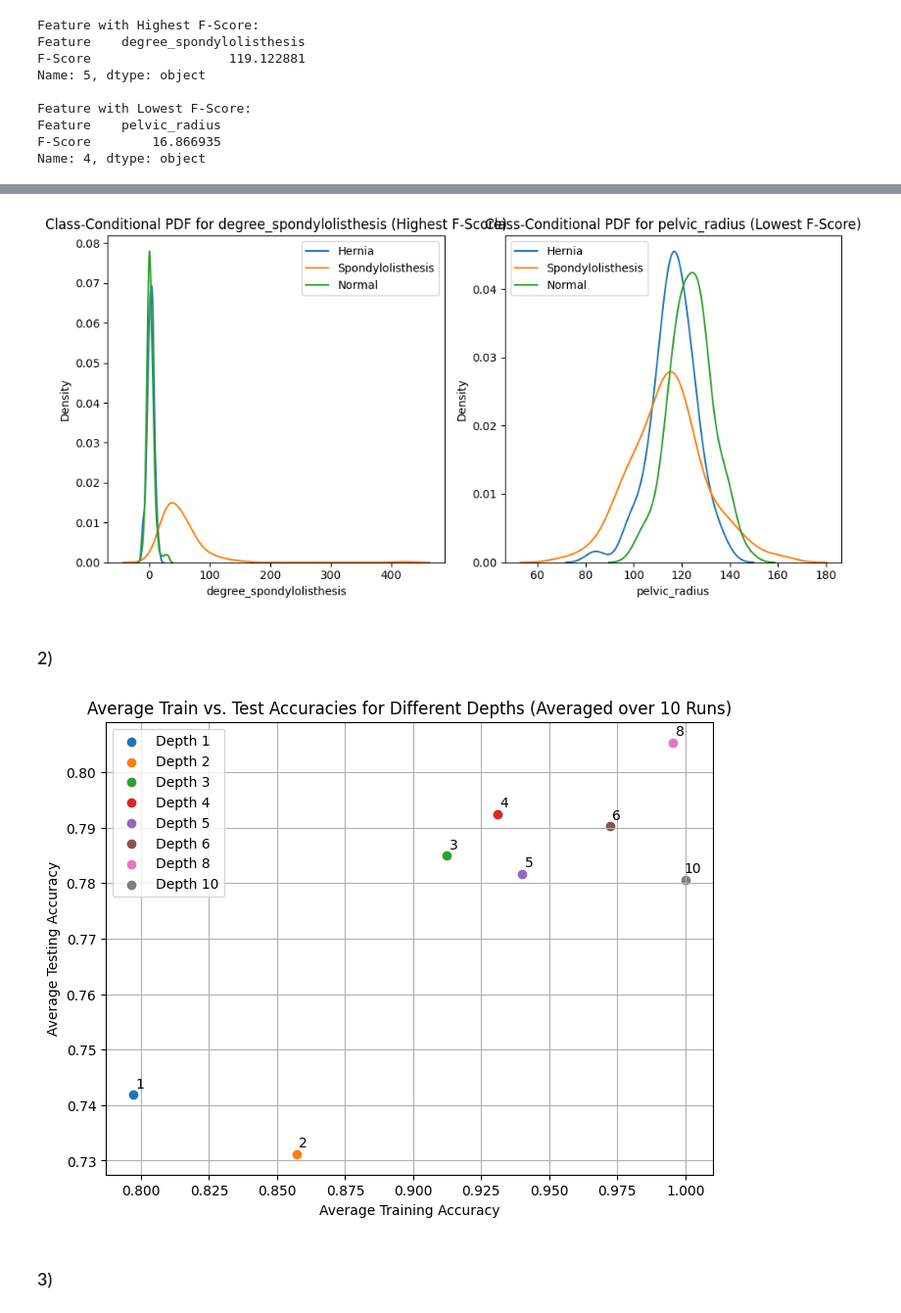
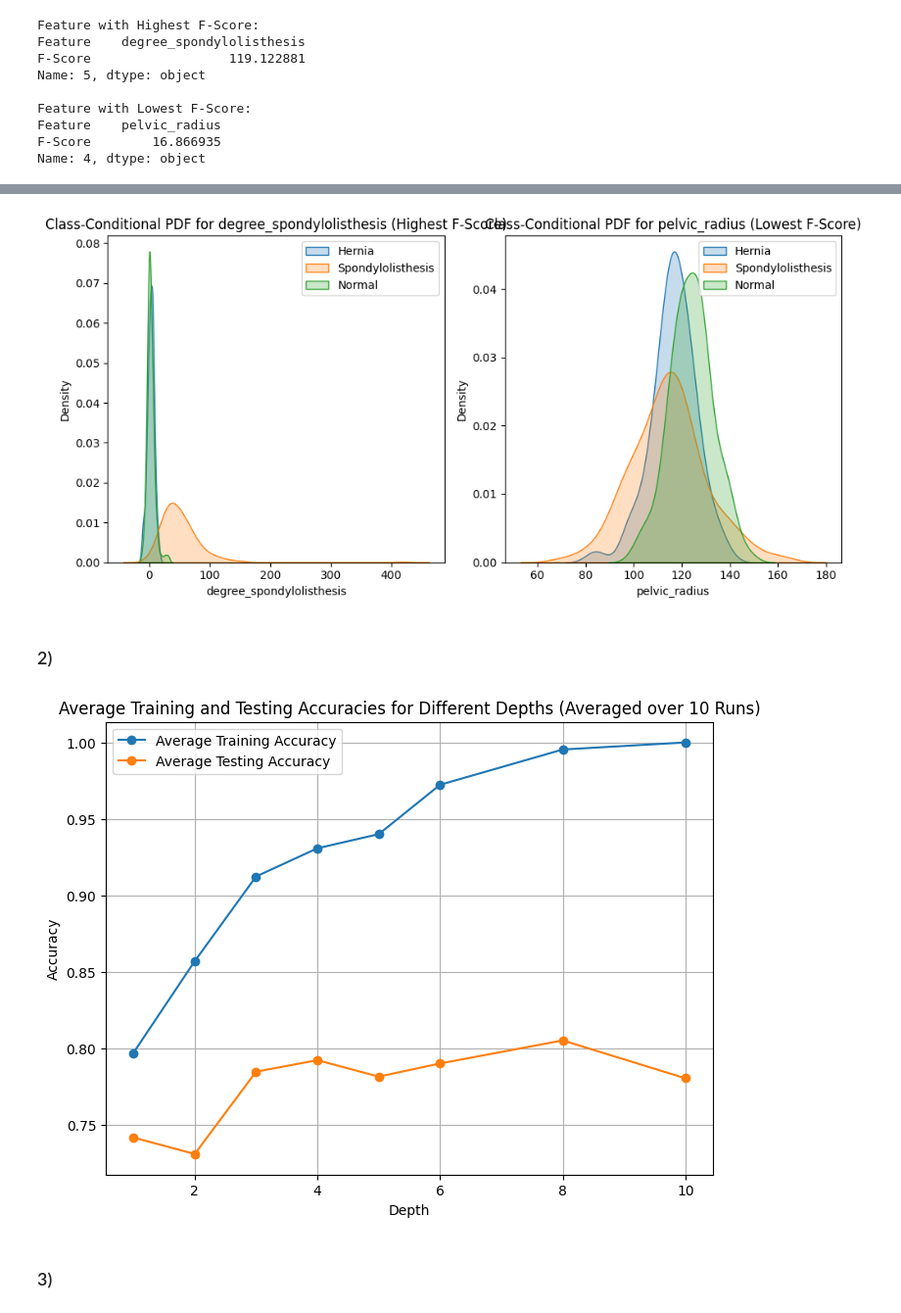
Before and after one commit to MateuSpencer/ML_HW_24-24, a Jupyter notebook: HW1.ipynb, the cells around one changed output, grey strips where cells are left out. Shown at 98% size. Drawn from its saved outputs; the diff is of its cells as text; code cells hidden in the pictures.

```diff
--- a/HW1.ipynb
+++ b/HW1.ipynb
@@ -62,6 +50,6 @@ plt.show()
 # %%
-# max_value_index = df['degree_spondylolisthesis'].idxmax()
-# df = df.drop(max_value_index)
+import matplotlib.pyplot as plt
+import seaborn as sns
 
 highest_feature_name = highest_feature['Feature']
 lowest_feature_name = lowest_feature['Feature']
@@ -71,30 +59,28 @@ plt.figure(figsize=(10, 5))
 # Plot for the feature with the highest F-Score
 plt.subplot(1, 2, 1)
 for class_label in df['class'].unique():
-    sns.kdeplot(data=df[df['class'] == class_label], x=highest_feature_name, label=class_label.decode('utf-8'))
+    sns.kdeplot(data=df[df['class'] == class_label], x=highest_feature_name, label=class_label.decode('utf-8'),  fill = True)
 plt.title(f'Class-Conditional PDF for {highest_feature_name} (Highest F-Score)')
 plt.legend()
 
 # Plot for the feature with the lowest F-Score
 plt.subplot(1, 2, 2)
 for class_label in df['class'].unique():
-    sns.kdeplot(data=df[df['class'] == class_label], x=lowest_feature_name, label=class_label.decode('utf-8'))
+    sns.kdeplot(data=df[df['class'] == class_label], x=lowest_feature_name, label=class_label.decode('utf-8'), fill = True)
 plt.title(f'Class-Conditional PDF for {lowest_feature_name} (Lowest F-Score)')
 plt.legend()
 
 plt.tight_layout()
 plt.show()
 # %% [output]
-[figure, old version]
+[figure, new version]
 # %% [markdown]
 ### 2)
 # %%
 from sklearn.model_selection import train_test_split
 from sklearn import tree, metrics
-from adjustText import adjust_text  # Import adjust_text function
 
-
-depths = {1, 2, 3, 4, 5, 6, 8, 10}
+depths = [1, 2, 3, 4, 5, 6, 8, 10]
 num_runs = 10
 
 average_train_accuracies = []
@@ -103,41 +89,43 @@ average_test_accuracies = []
 X_train, X_test, y_train, y_test = train_test_split(X, y, train_size=0.7, random_state=0)
 
 for depth in depths:
+    # List to store  accuracies for each run
     train_accuracies = []
     test_accuracies = []
     for _ in range(num_runs):
+        # Create a decision tree classifier with the specified depth
         predictor = tree.DecisionTreeClassifier(max_depth=depth, random_state=_)
         predictor.fit(X_train, y_train)
 
         # Training Accuracy
         y_train_pred = predictor.predict(X_train)
         train_accuracy = metrics.accuracy_score(y_train, y_train_pred)
         train_accuracies.append(train_accuracy)
 
         # Testing Accuracy
         y_test_pred = predictor.predict(X_test)
         test_accuracy = metrics.accuracy_score(y_test, y_test_pred)
         test_accuracies.append(test_accuracy)
 
+    # Calculate and store the average accuracies for the current depth
     average_train_accuracy = sum(train_accuracies) / num_runs
     average_train_accuracies.append(average_train_accuracy)
 
     average_test_accuracy = sum(test_accuracies) / num_runs
     average_test_accuracies.append(average_test_accuracy)
 
-# Create the scatter plot
+# Create the line plot
 plt.figure(figsize=(8, 6))
-for i, depth in enumerate(depths):
-    plt.scatter(average_train_accuracies[i], average_test_accuracies[i], label=f'Depth {depth}')
-    plt.annotate(f'{depth}', (average_train_accuracies[i], average_test_accuracies[i]), textcoords='offset points', xytext=(5, 5), ha='center')
+plt.plot(depths, average_train_accuracies, label='Average Training Accuracy', marker='o')
+plt.plot(depths, average_test_accuracies, label='Average Testing Accuracy', marker='o')
 
-plt.title('Average Train vs. Test Accuracies for Different Depths (Averaged over 10 Runs)')
-plt.xlabel('Average Training Accuracy')
-plt.ylabel('Average Testing Accuracy')
+plt.title('Average Training and Testing Accuracies for Different Depths (Averaged over 10 Runs)')
+plt.xlabel('Depth')
+plt.ylabel('Accuracy')
 plt.legend()
 plt.grid(True)
 plt.show()
 # %% [output]
-[figure, old version]
+[figure, new version]
 # %% [markdown]
 ### 3)
```
Also changed, not shown: parts of 7 cells of this notebook.
